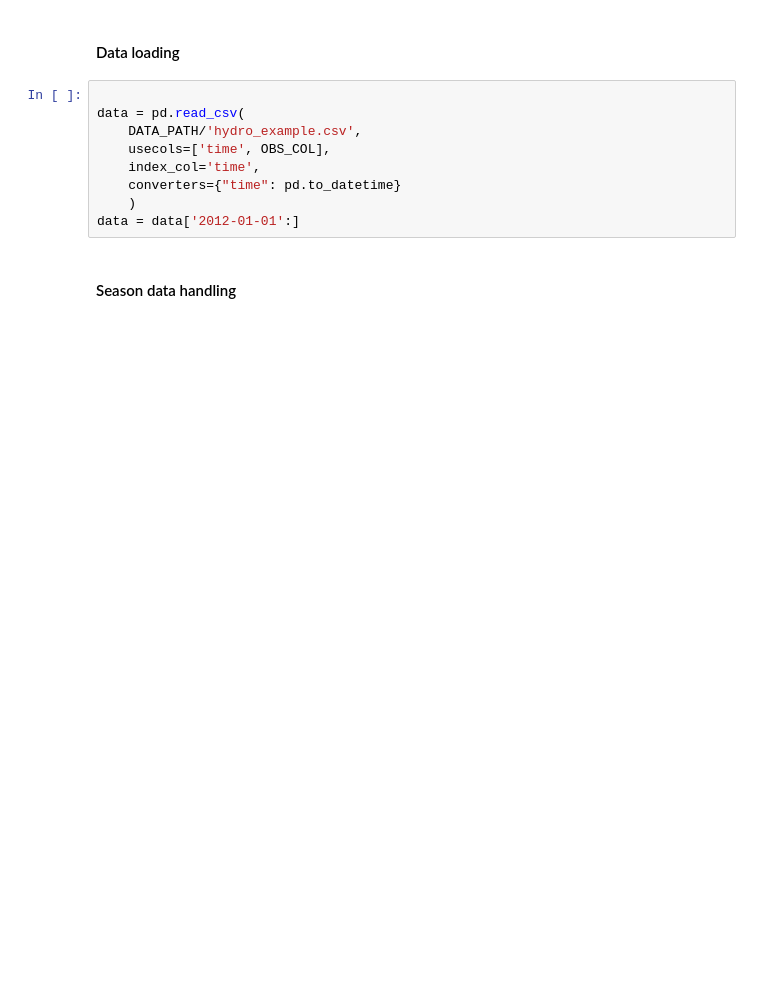
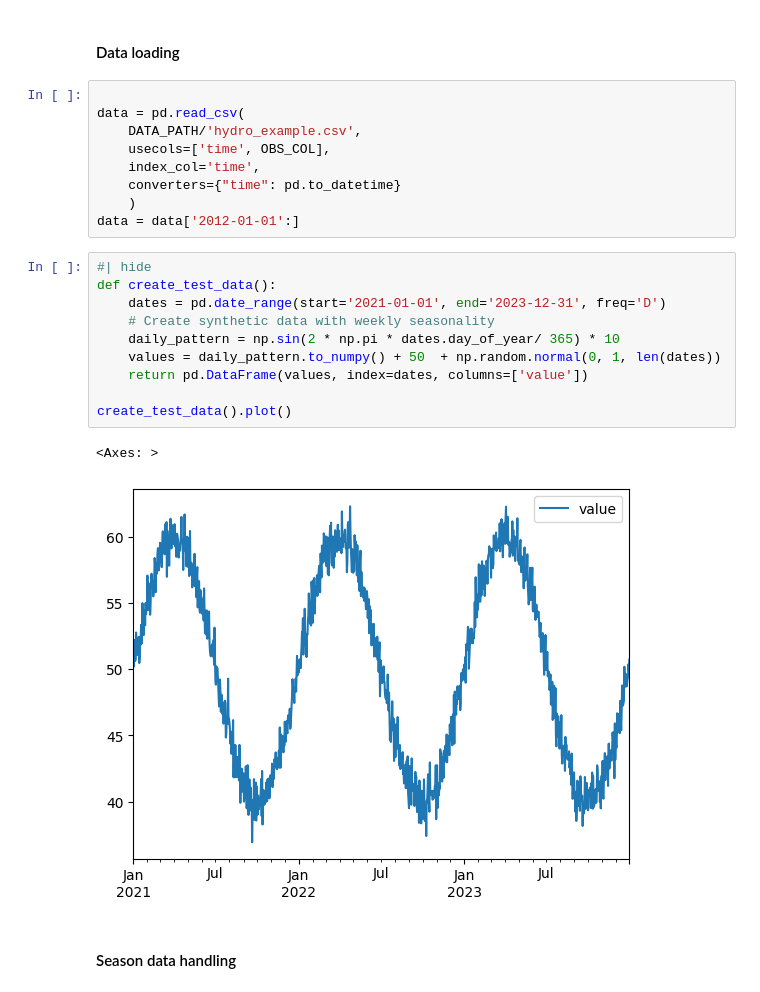
Before and after one commit to iraind/omvs_senegal, a Jupyter notebook: nbs/03_dataprep.season.ipynb, the cells around one changed output. Drawn from its saved outputs; the diff is of its cells as text; blank space fills up the shorter version.

Commit message:
Add testing for season notebook

```diff
--- a/nbs/03_dataprep.season.ipynb
+++ b/nbs/03_dataprep.season.ipynb
@@ -26,6 +28,19 @@ data = pd.read_csv(
     converters={"time": pd.to_datetime}
     )
 data = data['2012-01-01':]
+# %%
+#| hide
+def create_test_data():
+    dates = pd.date_range(start='2021-01-01', end='2023-12-31', freq='D')
+    # Create synthetic data with weekly seasonality
+    daily_pattern = np.sin(2 * np.pi * dates.day_of_year/ 365) * 10
+    values = daily_pattern.to_numpy() + 50  + np.random.normal(0, 1, len(dates))
+    return pd.DataFrame(values, index=dates, columns=['value'])
+
+create_test_data().plot()
+# %% [output]
+<Axes: >
+[figure, added]
 # %% [markdown]
 #### Season data handling
 # %%
```
Also changed, not shown: parts of 10 cells of this notebook, 1 other file.
